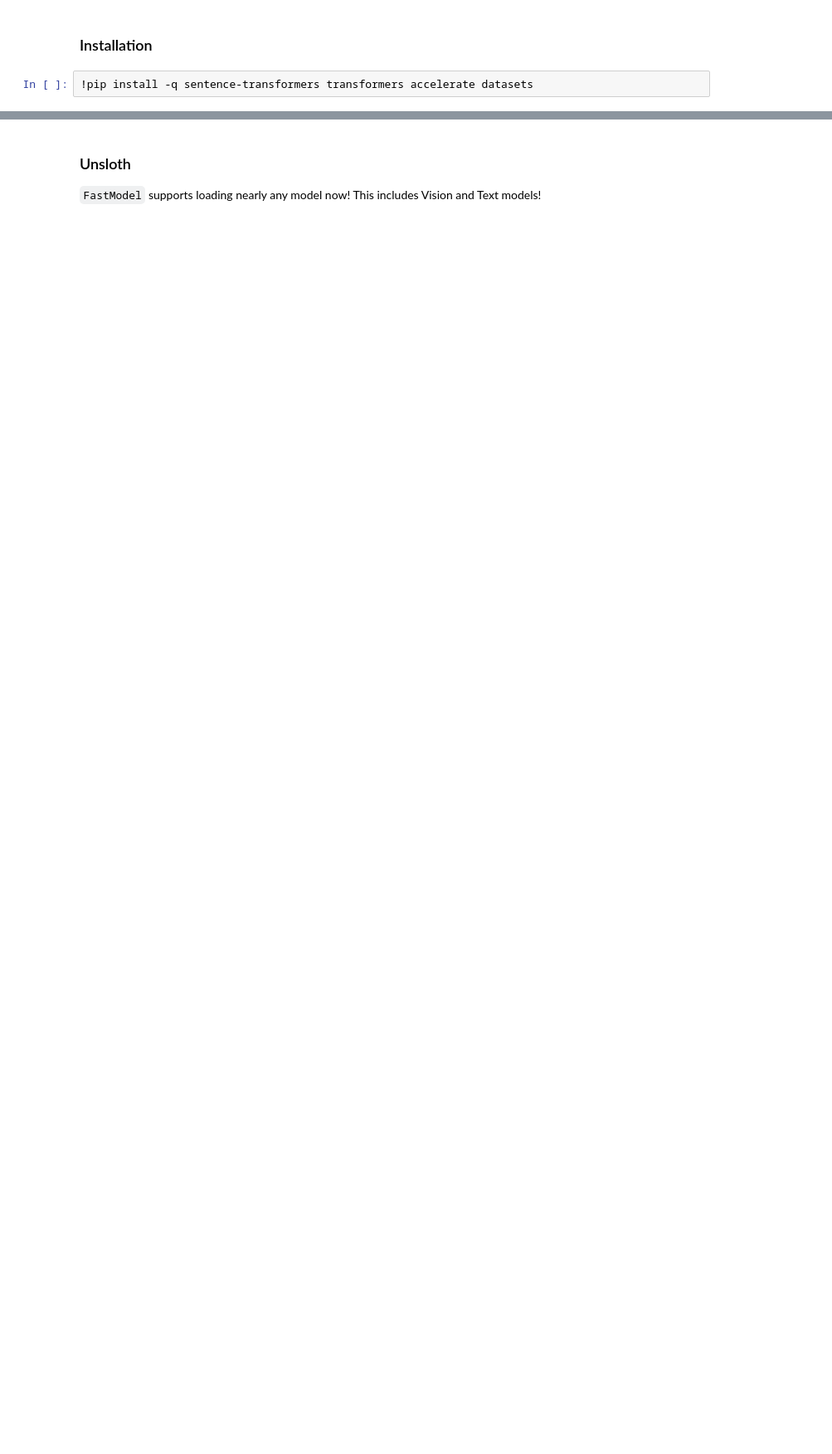
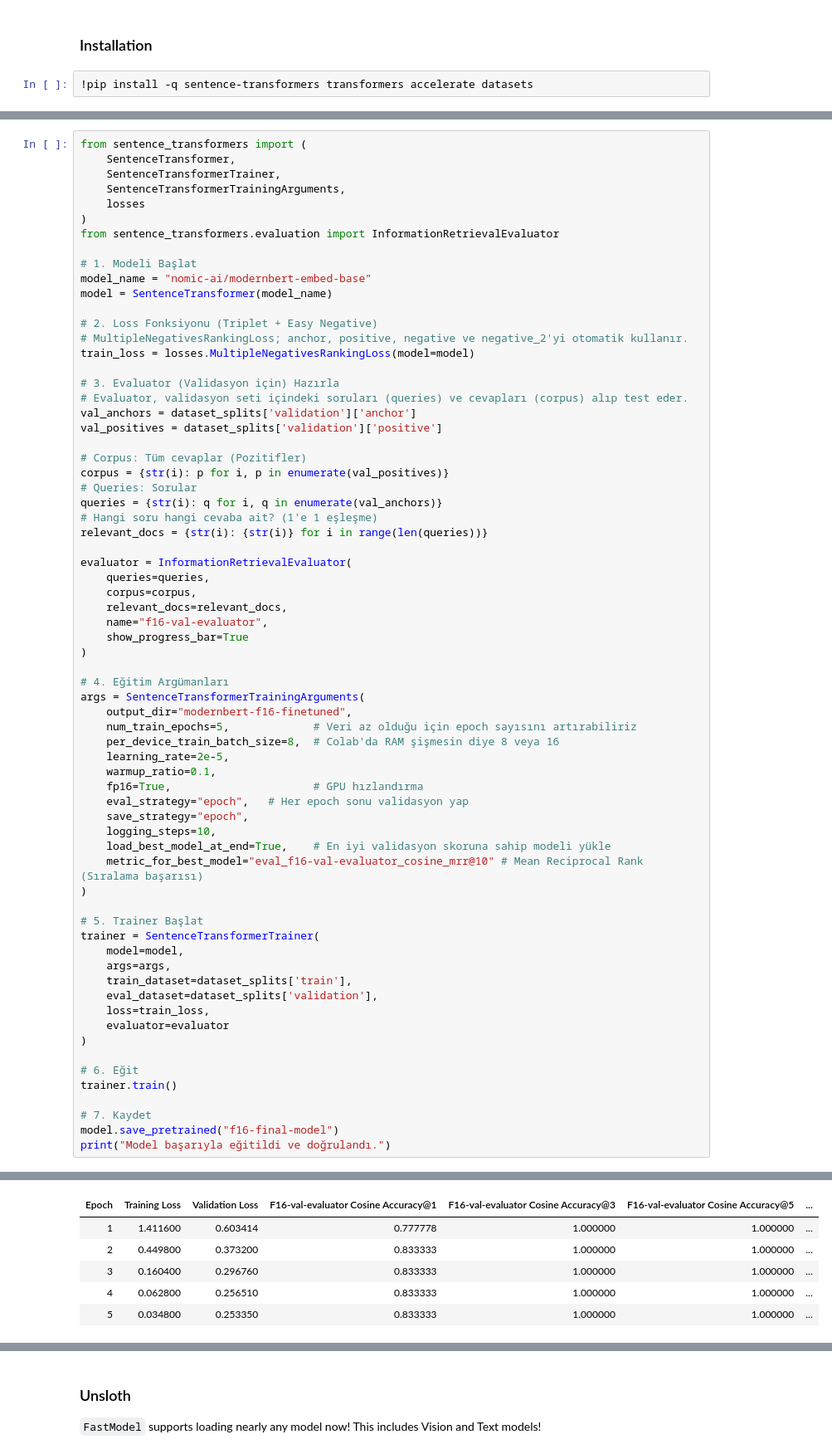
Before and after one commit to mertserbes/codespaces-blank, a Jupyter notebook: nb/Gemma3N_(4B)-Conversational.ipynb, the cells around one changed output, grey strips where cells are left out. Shown at 83% size. Drawn from its saved outputs; the diff is of its cells as text; blank space fills up the shorter version.

```diff
--- a/nb/Gemma3N_(4B)-Conversational.ipynb
+++ b/nb/Gemma3N_(4B)-Conversational.ipynb
@@ -484,0 +1195,69 @@ dataset = Dataset.from_list(data_for_training)
+# %%
+from sentence_transformers import (
+    SentenceTransformer,
+    SentenceTransformerTrainer,
+    SentenceTransformerTrainingArguments,
+    losses
+)
+from sentence_transformers.evaluation import InformationRetrievalEvaluator
+
+# 1. Modeli Başlat
+model_name = "nomic-ai/modernbert-embed-base"
+model = SentenceTransformer(model_name)
+
+# 2. Loss Fonksiyonu (Triplet + Easy Negative)
+# MultipleNegativesRankingLoss; anchor, positive, negative ve negative_2'yi otomatik kullanır.
+train_loss = losses.MultipleNegativesRankingLoss(model=model)
+
+# 3. Evaluator (Validasyon için) Hazırla
+# Evaluator, validasyon seti içindeki soruları (queries) ve cevapları (corpus) alıp test eder.
+val_anchors = dataset_splits['validation']['anchor']
+val_positives = dataset_splits['validation']['positive']
+
+# Corpus: Tüm cevaplar (Pozitifler)
+corpus = {str(i): p for i, p in enumerate(val_positives)}
+# Queries: Sorular
+queries = {str(i): q for i, q in enumerate(val_anchors)}
+# Hangi soru hangi cevaba ait? (1'e 1 eşleşme)
+relevant_docs = {str(i): {str(i)} for i in range(len(queries))}
+
+evaluator = InformationRetrievalEvaluator(
+    queries=queries,
+    corpus=corpus,
+    relevant_docs=relevant_docs,
+    name="f16-val-evaluator",
+    show_progress_bar=True
+)
+
+# 4. Eğitim Argümanları
+args = SentenceTransformerTrainingArguments(
+    output_dir="modernbert-f16-finetuned",
+    num_train_epochs=5,             # Veri az olduğu için epoch sayısını artırabiliriz
+    per_device_train_batch_size=8,  # Colab'da RAM şişmesin diye 8 veya 16
+    learning_rate=2e-5,
+    warmup_ratio=0.1,
+    fp16=True,                      # GPU hızlandırma
+    eval_strategy="epoch",   # Her epoch sonu validasyon yap
+    save_strategy="epoch",
+    logging_steps=10,
+    load_best_model_at_end=True,    # En iyi validasyon skoruna sahip modeli yükle
+    metric_for_best_model="eval_f16-val-evaluator_cosine_mrr@10" # Mean Reciprocal Rank (Sıralama başarısı)
+)
+
+# 5. Trainer Başlat
+trainer = SentenceTransformerTrainer(
+    model=model,
+    args=args,
+    train_dataset=dataset_splits['train'],
+    eval_dataset=dataset_splits['validation'],
+    loss=train_loss,
+    evaluator=evaluator
+)
+
+# 6. Eğit
+trainer.train()
+
+# 7. Kaydet
+model.save_pretrained("f16-final-model")
+print("Model başarıyla eğitildi ve doğrulandı.")
+# %% [output]
@@ -484,0 +1265,6 @@ dataset = Dataset.from_list(data_for_training)
+| Epoch | Training Loss | Validation Loss | F16-val-evaluator Cosine Accuracy@1 | F16-val-evaluator Cosine Accuracy@3 | F16-val-evaluator Cosine Accuracy@5 | ... |
+| 1 | 1.411600 | 0.603414 | 0.777778 | 1.000000 | 1.000000 | ... |
+| 2 | 0.449800 | 0.373200 | 0.833333 | 1.000000 | 1.000000 | ... |
+| 3 | 0.160400 | 0.296760 | 0.833333 | 1.000000 | 1.000000 | ... |
+| 4 | 0.062800 | 0.256510 | 0.833333 | 1.000000 | 1.000000 | ... |
+| 5 | 0.034800 | 0.253350 | 0.833333 | 1.000000 | 1.000000 | ... |
```
Also changed, not shown: parts of 8 cells of this notebook.
